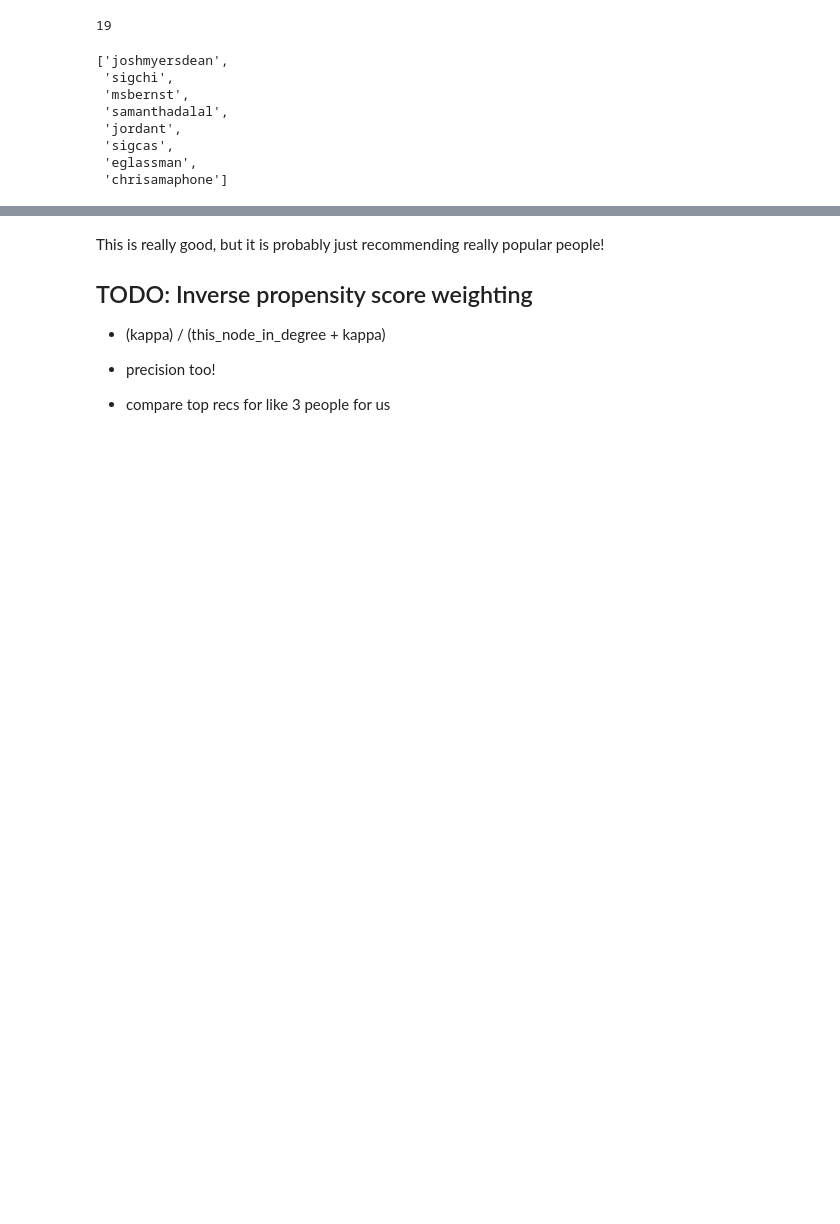
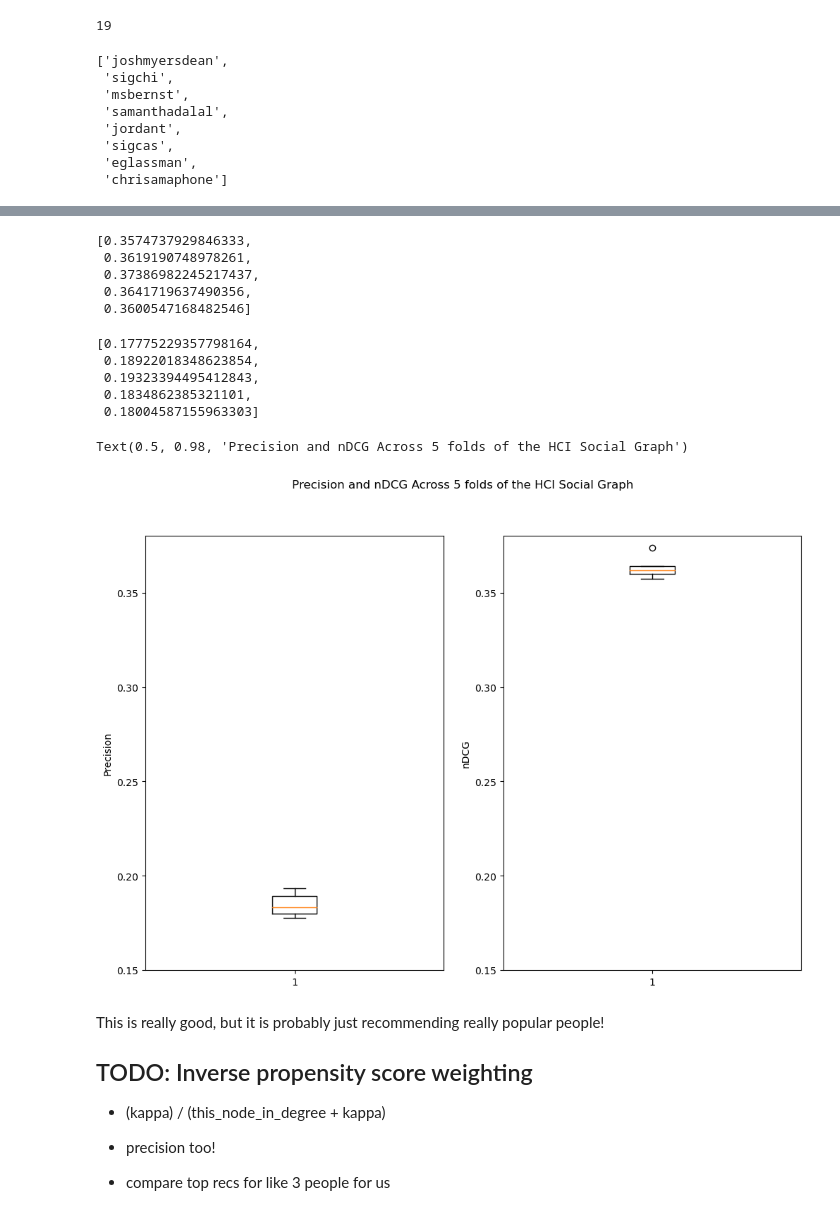
Before and after one commit to nicholson2208/rec-sys-final-project, a Jupyter notebook: PageRank.ipynb, the cells around one changed output, grey strips where cells are left out. Cells and saved outputs as stored; diff of their text form; code cells hidden in the pictures; blank space fills up the shorter version.

```diff
--- a/PageRank.ipynb
+++ b/PageRank.ipynb
@@ -604,3 +682,36 @@ In the
+# %%
+hci_ndcg_scores
+# %% [output]
+[0.3574737929846333,
+ 0.3619190748978261,
+ 0.37386982245217437,
+ 0.3641719637490356,
+ 0.3600547168482546]
+# %%
+hci_precision_scores
+# %% [output]
+[0.17775229357798164,
+ 0.18922018348623854,
+ 0.19323394495412843,
+ 0.1834862385321101,
+ 0.18004587155963303]
+# %%
+fig, ax = plt.subplots(ncols=2, figsize =(12, 8))
+
+ax[0].boxplot(hci_precision_scores)
+ax[1].boxplot(hci_ndcg_scores)
+
+ax[0].set_ylim(0.15,0.38)
+ax[1].set_ylim(0.15,0.38)
+
+ax[0].set_ylabel("Precision")
+ax[1].set_ylabel("nDCG")
+
+
+fig.suptitle("Precision and nDCG Across 5 folds of the HCI Social Graph")
+# %% [output]
+Text(0.5, 0.98, 'Precision and nDCG Across 5 folds of the HCI Social Graph')
+[figure, added]
 # %% [markdown]
 This is really good, but it is probably just recommending really popular people!
 
```
Also changed, not shown: parts of 5 cells of this notebook.
